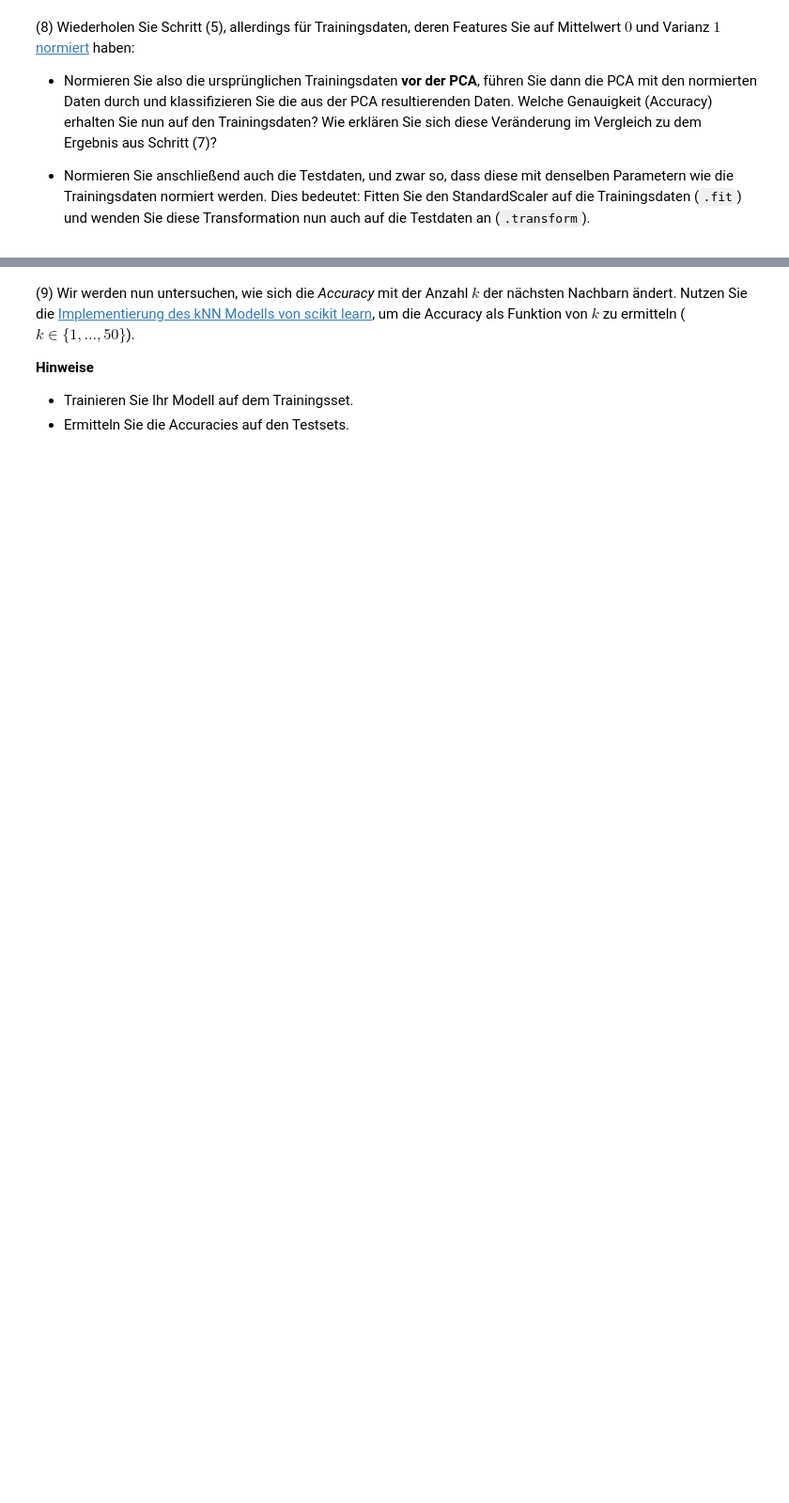
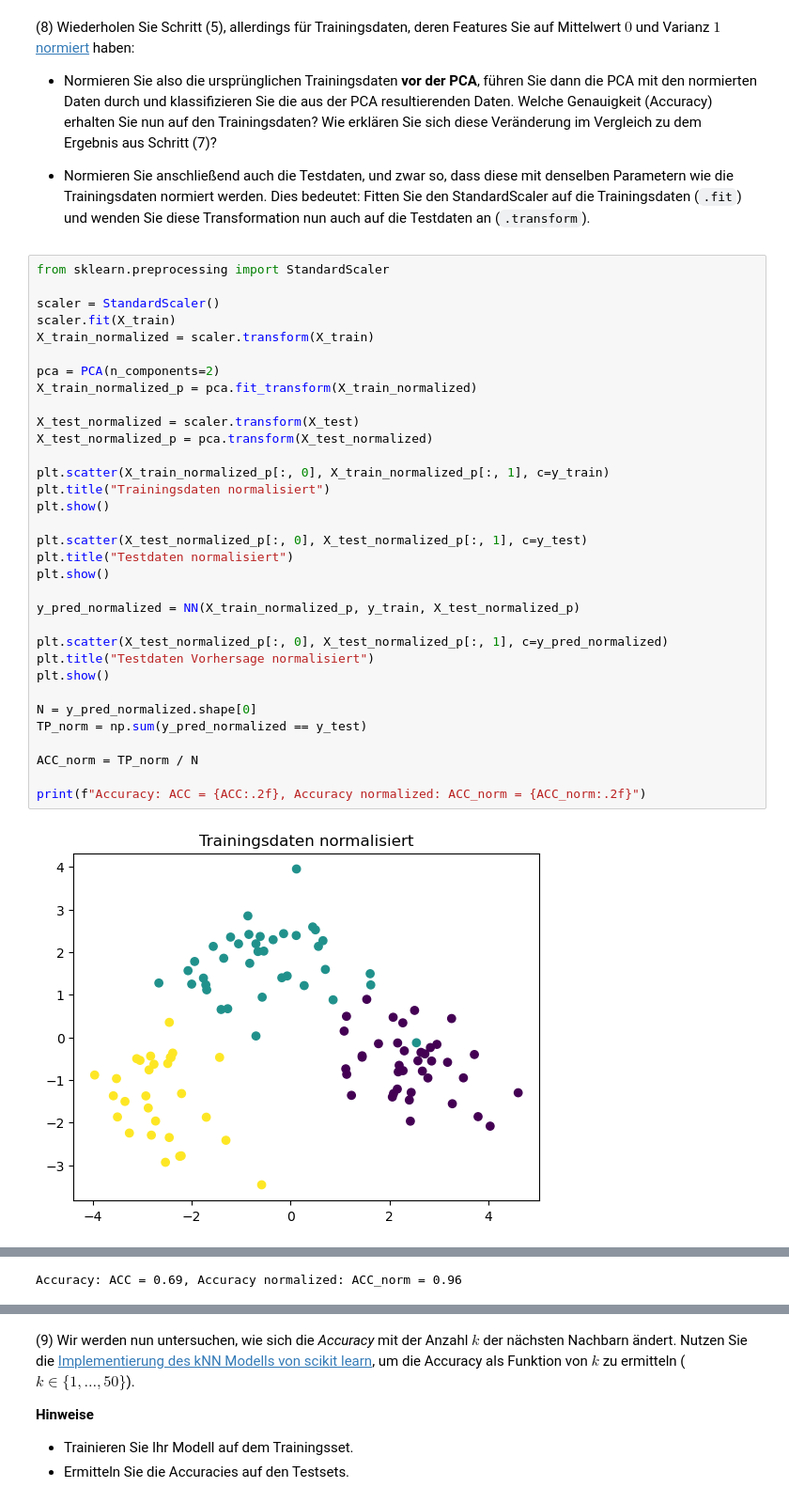
Before and after one commit to cortex359/ds.ss24, a Jupyter notebook: u12/Uebung-12.ipynb, the cells around one changed output, grey strips where cells are left out. Shown at 94% size. Drawn from its saved outputs; the diff is of its cells as text; blank space fills up the shorter version.

```diff
--- a/u12/Uebung-12.ipynb
+++ b/u12/Uebung-12.ipynb
@@ -150,3 +173,38 @@ def NN(x_train, y_train, x_test):
 - Normieren Sie also die ursprünglichen Trainingsdaten **vor der PCA**, führen Sie dann die PCA mit den normierten Daten durch und klassifizieren Sie die aus der PCA resultierenden Daten. Welche Genauigkeit (Accuracy) erhalten Sie nun auf den Trainingsdaten? Wie erklären Sie sich diese Veränderung im Vergleich zu dem Ergebnis aus Schritt (7)?
 
 - Normieren Sie anschließend auch die Testdaten, und zwar so, dass diese mit denselben Parametern wie die Trainingsdaten normiert werden. Dies bedeutet: Fitten Sie den StandardScaler auf die Trainingsdaten (`.fit`) und wenden Sie diese Transformation nun auch auf die Testdaten an (`.transform`).
+# %%
+from sklearn.preprocessing import StandardScaler
+
+scaler = StandardScaler()
+scaler.fit(X_train)
+X_train_normalized = scaler.transform(X_train)
+
+pca = PCA(n_components=2)
+X_train_normalized_p = pca.fit_transform(X_train_normalized)
+
+X_test_normalized = scaler.transform(X_test)
+X_test_normalized_p = pca.transform(X_test_normalized)
+
+plt.scatter(X_train_normalized_p[:, 0], X_train_normalized_p[:, 1], c=y_train)
+plt.title("Trainingsdaten normalisiert")
+plt.show()
+
+plt.scatter(X_test_normalized_p[:, 0], X_test_normalized_p[:, 1], c=y_test)
+plt.title("Testdaten normalisiert")
+plt.show()
+
+y_pred_normalized = NN(X_train_normalized_p, y_train, X_test_normalized_p)
+
+plt.scatter(X_test_normalized_p[:, 0], X_test_normalized_p[:, 1], c=y_pred_normalized)
+plt.title("Testdaten Vorhersage normalisiert")
+plt.show()
+
+N = y_pred_normalized.shape[0]
+TP_norm = np.sum(y_pred_normalized == y_test)
+
+ACC_norm = TP_norm / N
+
+print(f"Accuracy: ACC = {ACC:.2f}, Accuracy normalized: ACC_norm = {ACC_norm:.2f}")
+# %% [output]
+[figure, added]
@@ -152,0 +213 @@ def NN(x_train, y_train, x_test):
+Accuracy: ACC = 0.69, Accuracy normalized: ACC_norm = 0.96
```
Also changed, not shown: parts of 8 cells of this notebook.
